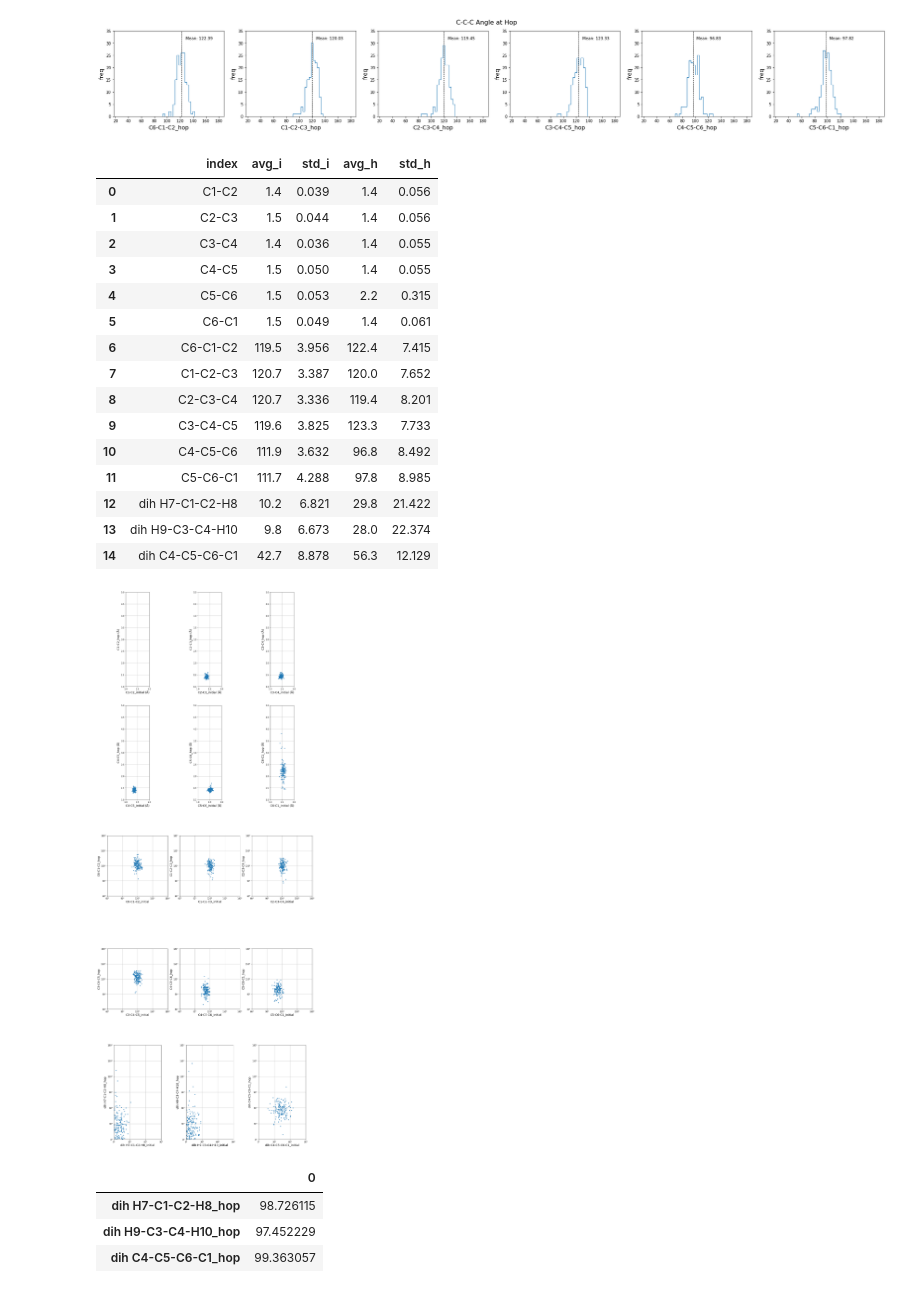
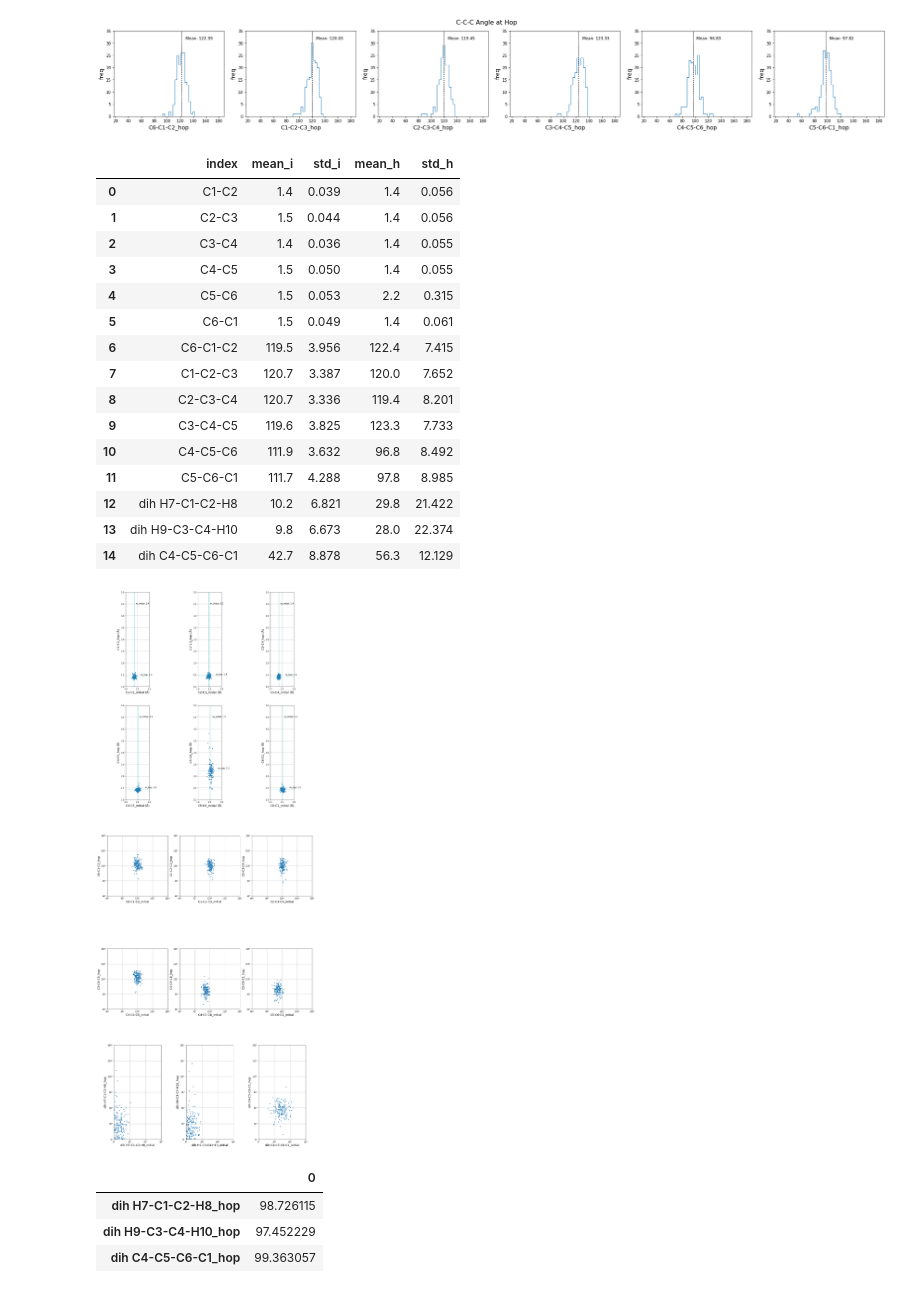
Before and after one commit to KhaiTTNguyen/Computational_Quantum_Chemistry, a Jupyter notebook: structural_influence_on_excited_state_dynamics/[Khai_Nguyen]_CHD_IC_Visualization.ipynb, the cells around one changed output. Cells and saved outputs as stored; diff of their text form; code cells hidden in the pictures.

Commit message:
mean lieans added

```diff
--- a/structural_influence_on_excited_state_dynamics/[Khai_Nguyen]_CHD_IC_Visualization.ipynb
+++ b/structural_influence_on_excited_state_dynamics/[Khai_Nguyen]_CHD_IC_Visualization.ipynb
@@ -75,8 +75,8 @@ plt.savefig(output_path)
 # %%
 # ------------------- Compute mean & stdv for dihedrals ----------------- #
 split_index = math.ceil(len(dih_merge.columns)/2)
-mean_initial = dih_merge.iloc[:,1:split_index].mean(axis=0).round(decimals=1).rename('avg_i').to_frame()
-mean_hop = dih_merge.iloc[:,split_index:].mean(axis=0).round(decimals=1).rename('avg_h').to_frame()
+mean_initial = dih_merge.iloc[:,1:split_index].mean(axis=0).round(decimals=1).rename('mean_i').to_frame()
+mean_hop = dih_merge.iloc[:,split_index:].mean(axis=0).round(decimals=1).rename('mean_h').to_frame()
 std_initial = dih_merge.iloc[:,1:split_index].std(axis=0).round(decimals=3).rename('std_i').to_frame()
 std_hop = dih_merge.iloc[:,split_index:].std(axis=0).round(decimals=3).rename('std_h').to_frame()
 
@@ -98,7 +98,7 @@ compare_mean
 # os.makedirs(os.path.dirname(output_path), exist_ok=True) # create folder if not existed yet
 # fig.savefig(output_path, bbox_inches='tight', dpi=600)
 # %% [output]
-|  | index | avg_i | std_i | avg_h | std_h |
+|  | index | mean_i | std_i | mean_h | std_h |
 | 0 | C1-C2 | 1.4 | 0.039 | 1.4 | 0.056 |
 | 1 | C2-C3 | 1.5 | 0.044 | 1.4 | 0.056 |
 | 2 | C3-C4 | 1.4 | 0.036 | 1.4 | 0.055 |
@@ -131,19 +131,11 @@ plt.figure(figsize=(18,10*figure_nrows))
 # -------------- C-C bonds range(1,8) --------------
 C_C_stop=NUM_CARBON
 for col, axe_index in zip(compare_mean['index'][0:C_C_stop], range(1,C_C_stop+1)):
-    x=dih_merge[initial_col]
-    y=dih_merge[hop_col]
+    ax=plt.subplot(figure_nrows, figure_ncols, axe_index)
+    ax.set_aspect(1)  # (height/width ticks ratio)
 
-    ax=plt.subplot(figure_nrows, figure_ncols, axe_index)
-    ax.set_aspect(1)
-#     ax.axvline(x.mean(), color='k', linestyle='dashed', linewidth=1)
-#     xmin,xmax=ax.get_xlim()
-#     ymin,ymax=ax.get_ylim()
-#     ax.text(y.mean()*1.05, xmax*0.9,'mean_h: {:.1f}'.format(y.mean()))
-#     ax.text(x.mean()*1.05, ymax*0.9,'mean_i: {:.1f}'.format(x.mean()))
-
-    initial_col = col + "_initial"
-    hop_col = col + "_hop"
+    initial_col, hop_col = col + "_initial", col + "_hop"
+    x,y = dih_merge[initial_col] , dih_merge[hop_col]
 
     plt.plot(x,y, '.')
     plt.xlabel(initial_col+' (Å)', fontsize='x-large')
@@ -151,6 +143,14 @@ for col, axe_index in zip(compare_mean['index'][0:C_C_stop], range(1,C_C_stop+1)
     plt.xlim(1,2)
     plt.ylim(1,5)
     plt.grid(True)
+
+    ax.axvline(x.mean(), color='c', linestyle='dashed', linewidth=1)
+    ax.axhline(y.mean(), color='c', linestyle=':', linewidth=1)
+    ymin,ymax=plt.ylim()
+    xmin,xmax=plt.xlim()
+    ax.text(x.mean()*1.05, ymax*0.9,'m_initial: {:.1f}'.format(x.mean()))
+    ax.text(x.mean()*1.20, y.mean()*1.05,'m_hop: {:.1f}'.format(y.mean()))
+
     axe_index+=1
 
 # -------------- C-C-C angles range(20,28) --------------
@@ -173,34 +173,34 @@ for col, axe_index in zip(compare_mean['index'][C_C_stop:-3], range(C_C_stop+1,l
     plt.ylim(60,180)
     plt.grid(True)
     axe_index+=1
 
 # -------------- dihedrals rang(29,31) --------------
 for col, axe_index in zip(compare_mean['index'][-3:], range(len(compare_mean)-2,len(compare_mean)+1)):
     ax=plt.subplot(figure_nrows, figure_ncols, axe_index)
     formatter = EngFormatter(unit='°',places=0,sep="")
     ax.xaxis.set_major_formatter(formatter)
     ax.yaxis.set_major_formatter(formatter)
     majorLocator = MultipleLocator(30)
     ax.xaxis.set_major_locator(majorLocator)
     ax.yaxis.set_major_locator(majorLocator)
     ax.set_aspect(1)
     initial_col = col + "_initial"
     hop_col = col + "_hop"
 
     plt.plot(dih_merge[initial_col],dih_merge[hop_col], '.')
     plt.xlabel(initial_col, fontsize='x-large')
     plt.ylabel(hop_col, fontsize='x-large')
     plt.xlim(0,90)
     plt.ylim(0,180)
     plt.grid(True)
     axe_index+=1
 
 #------------------------- Output to file ----------------------#
 output_path = os.path.join(".", "visuals", "CHD", "initial_vs_hop", date_computed + "_initial_vs_hop" + ".png")
 os.makedirs(os.path.dirname(output_path), exist_ok=True) # create folder if not existed yet
 plt.savefig(output_path)
 # %% [output]
-[figure, old version]
+[figure, new version]
 # %%
 dih_angle_df = dih_merge.iloc[:,-3:]
 lower_bound = 0
```
Also changed, not shown: 1 other file.
